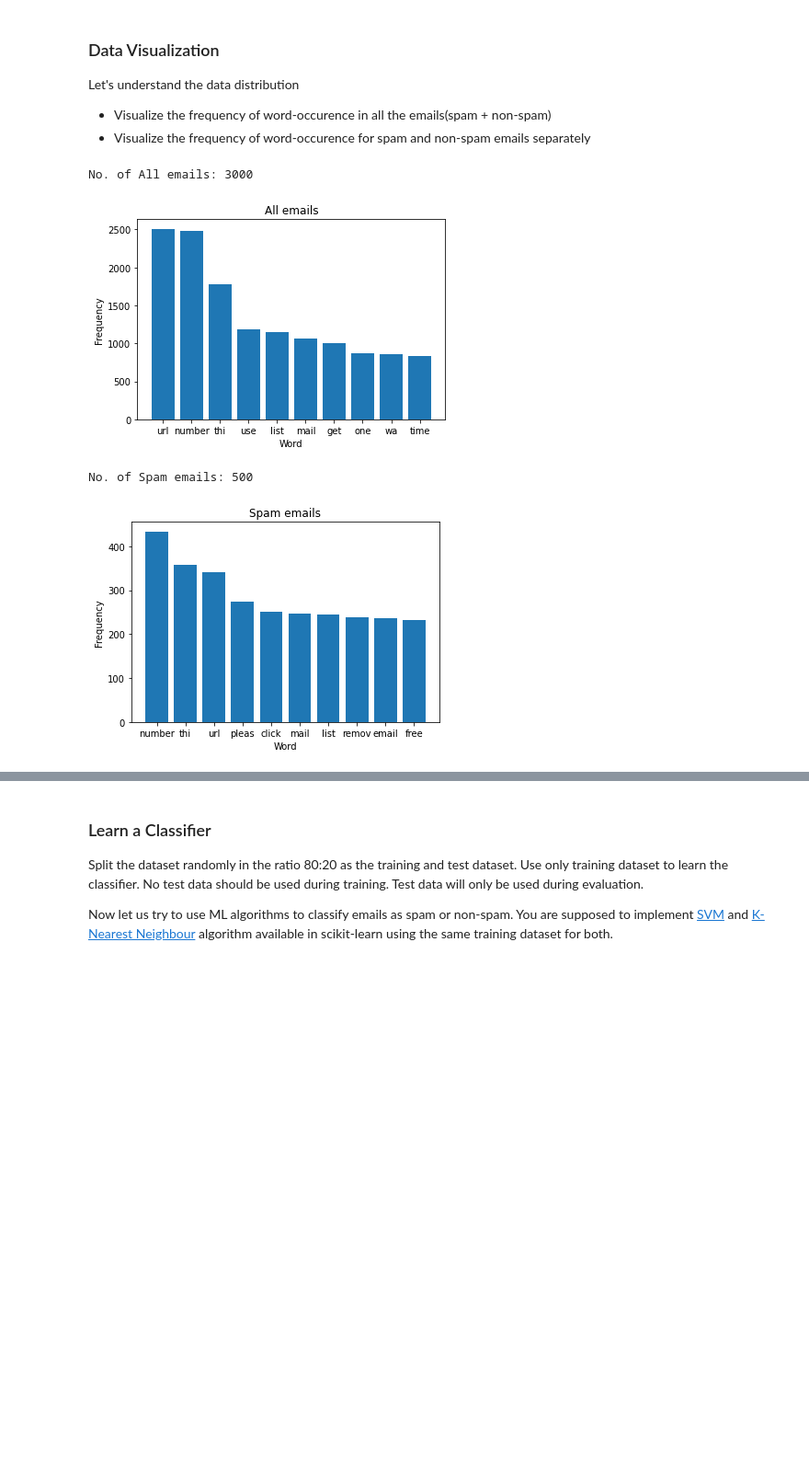
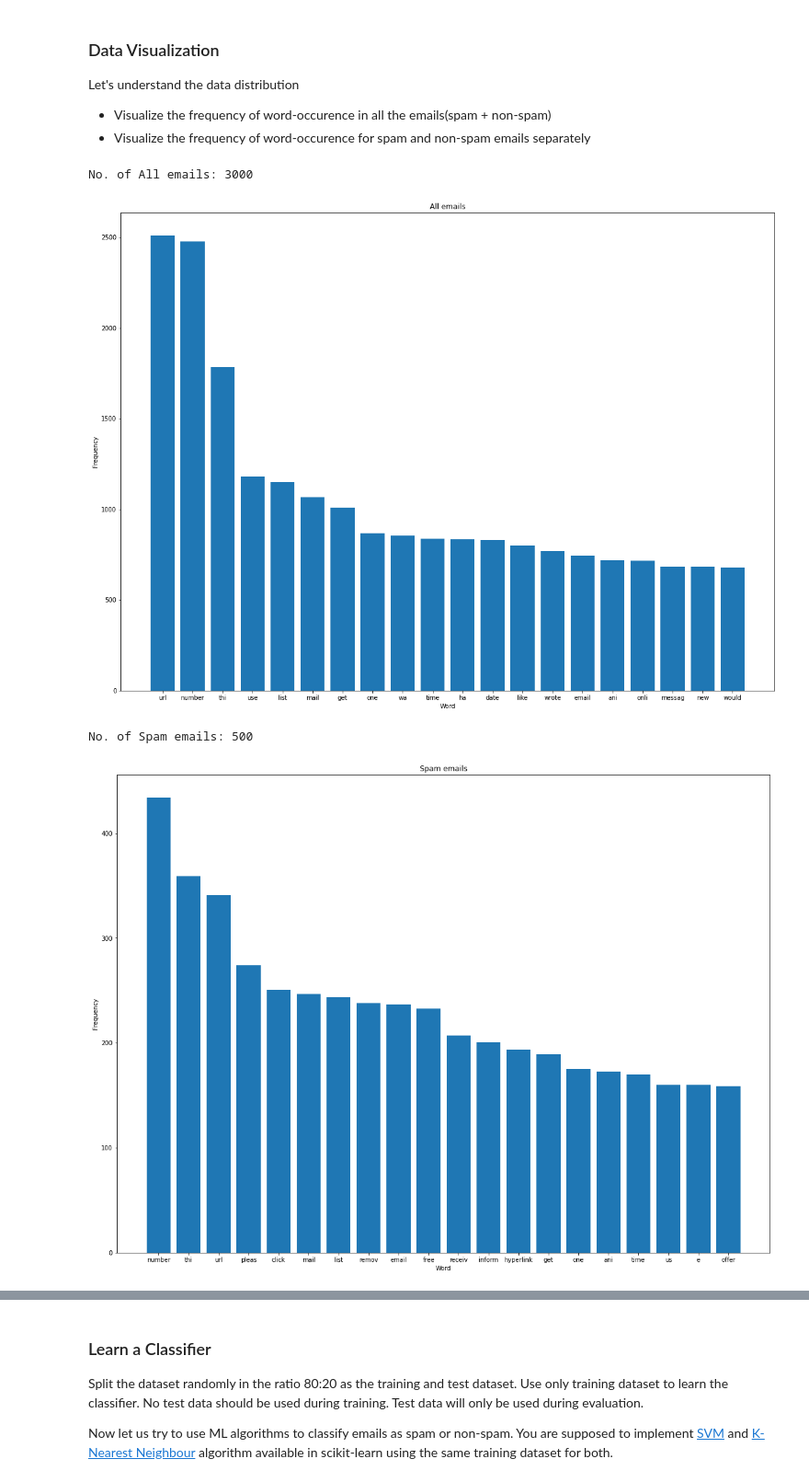
Before and after one commit to yashbg/spam-classifier, a Jupyter notebook: python_assignment.ipynb, the cells around one changed output, grey strips where cells are left out. Shown at 92% size. Saved outputs shown, nothing was run; the diff lists cells and outputs as text; code cells hidden in the pictures; blank space fills up the shorter version.

Commit message:
Increase len_top_words and plot size

```diff
--- a/python_assignment.ipynb
+++ b/python_assignment.ipynb
@@ -115,34 +115,37 @@ Let's understand the data distribution
 # %%
 import matplotlib.pyplot as plt
 
 def plot_emails(emails, len_top_words, email_type):
   print(f'No. of {email_type}: {len(emails)}')
   top_idx = np.argsort(emails.sum(axis=0))[::-1][:len_top_words]
+
+  fig = plt.figure(figsize=(19.2, 14.4))
   plt.bar(range(len_top_words), emails.sum(axis=0)[top_idx])
+
   plt.xticks(range(len_top_words), np.array(vocab)[top_idx])
   plt.title(email_type)
   plt.xlabel('Word')
   plt.ylabel('Frequency')
   plt.show()
 
 # visuallze data distribution
 def data_vis(data):
-  len_top_words = 10
+  len_top_words = 20
 
   emails = data[:, :-1]
   plot_emails(emails, len_top_words, 'All emails')
 
   emails_spam = data[data[:, -1] == True][:, :-1]
   plot_emails(emails_spam, len_top_words, 'Spam emails')
 
   emails_non_spam = data[data[:, -1] == False][:, :-1]
   plot_emails(emails_non_spam, len_top_words, 'Non-spam emails')
   return
 
 data_vis(data)
 # %% [output]
 No. of All emails: 3000
-[figure, old version]
+[figure, new version]
 No. of Spam emails: 500
-[figure, old version]
+[figure, new version]
 No. of Non-spam emails: 2500
```
Also changed, not shown: parts of 1 cell of this notebook.
